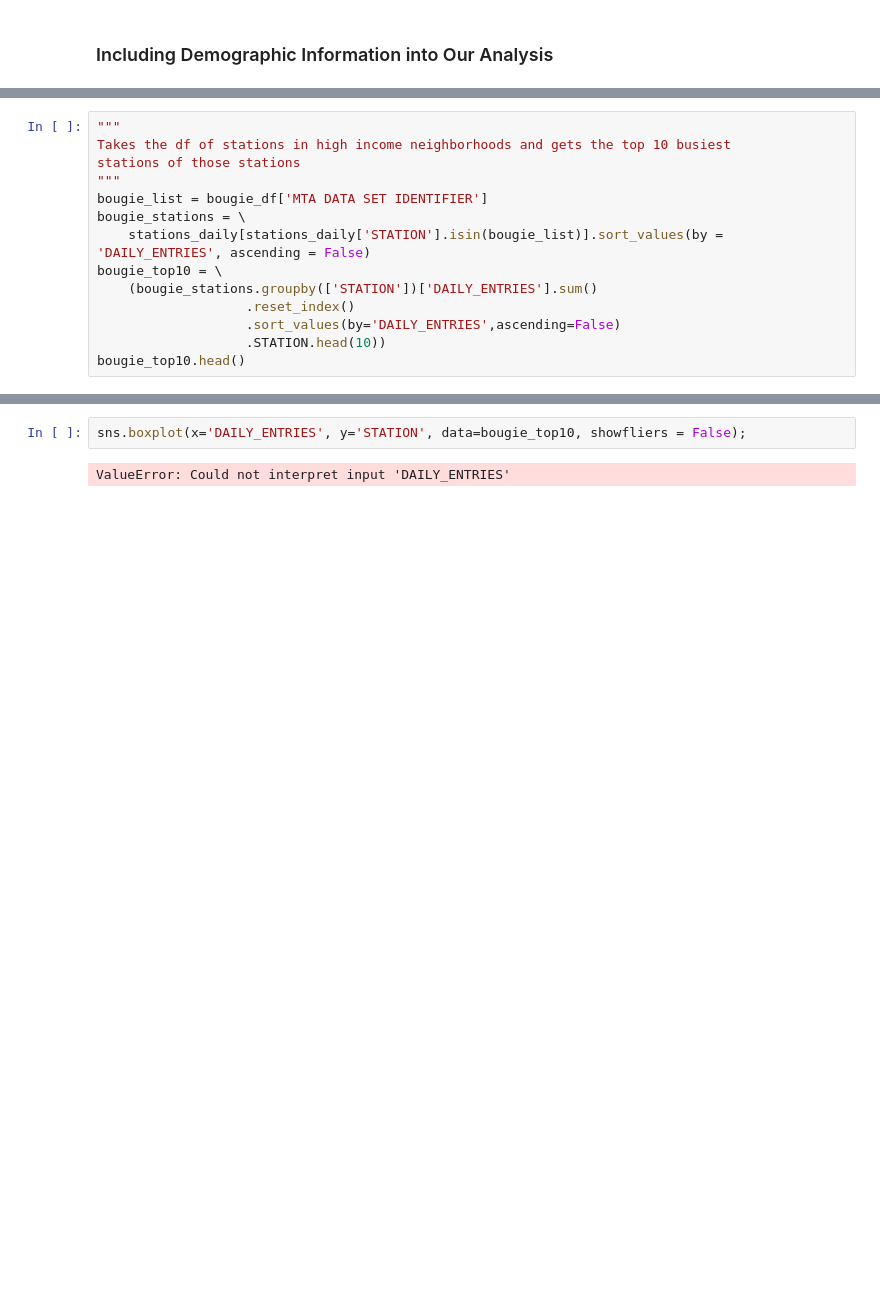
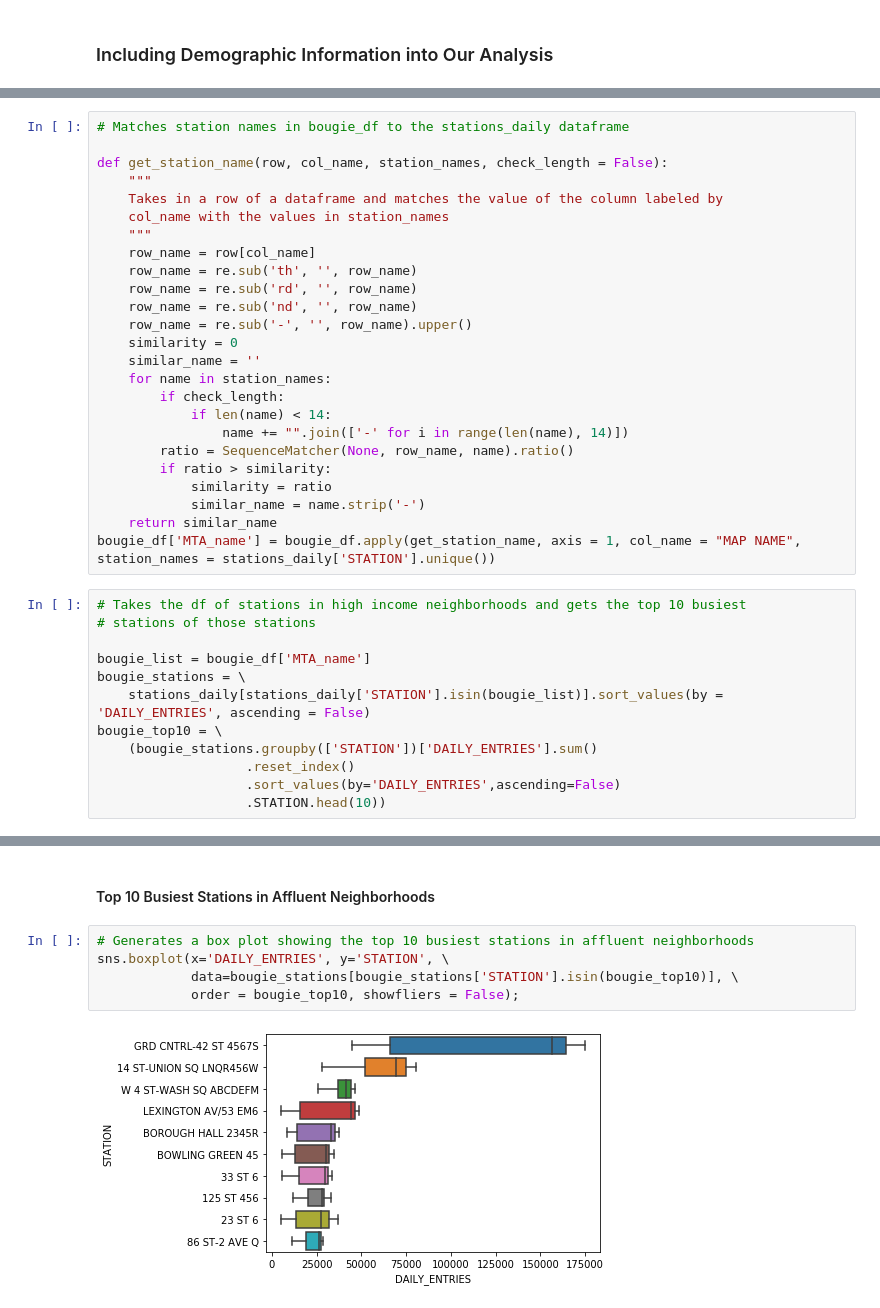
Before and after one commit to njaffe/Volunteer_placement_linear_regression, a Jupyter notebook: Clean_code_project_1_j_edited.ipynb, the cells around one changed output, grey strips where cells are left out. Drawn from its saved outputs; the diff is of its cells as text; blank space fills up the shorter version.

```diff
--- a/Clean_code_project_1_j_edited.ipynb
+++ b/Clean_code_project_1_j_edited.ipynb
@@ -637,11 +603,35 @@ bougie_df.head()
 | 3 | Upper East Side | 77 St | 77 ST |
 | 4 | Upper East Side | 72 St | 72 ST |
+# %%
+# Matches station names in bougie_df to the stations_daily dataframe
+
+def get_station_name(row, col_name, station_names, check_length = False):
+    """
+    Takes in a row of a dataframe and matches the value of the column labeled by
+    col_name with the values in station_names
+    """
+    row_name = row[col_name]
+    row_name = re.sub('th', '', row_name)
+    row_name = re.sub('rd', '', row_name)
+    row_name = re.sub('nd', '', row_name)
+    row_name = re.sub('-', '', row_name).upper()
+    similarity = 0
+    similar_name = ''
+    for name in station_names:
+        if check_length:
+            if len(name) < 14:
+                name += "".join(['-' for i in range(len(name), 14)])
+        ratio = SequenceMatcher(None, row_name, name).ratio()
+        if ratio > similarity:
+            similarity = ratio
+            similar_name = name.strip('-')
+    return similar_name
+bougie_df['MTA_name'] = bougie_df.apply(get_station_name, axis = 1, col_name = "MAP NAME", station_names = stations_daily['STATION'].unique())
 # %%
-"""
-Takes the df of stations in high income neighborhoods and gets the top 10 busiest
-stations of those stations
-"""
-bougie_list = bougie_df['MTA DATA SET IDENTIFIER']
+# Takes the df of stations in high income neighborhoods and gets the top 10 busiest
+# stations of those stations
+
+bougie_list = bougie_df['MTA_name']
 bougie_stations = \
     stations_daily[stations_daily['STATION'].isin(bougie_list)].sort_values(by = 'DAILY_ENTRIES', ascending = False)
 bougie_top10 = \
@@ -649,4 +639,3 @@ bougie_top10 = \
                    .reset_index()
                    .sort_values(by='DAILY_ENTRIES',ascending=False)
                    .STATION.head(10))
-bougie_top10.head()
@@ -669,4 +651,9 @@ bougie_stations.head()
+# %% [markdown]
+#### Top 10 Busiest Stations in Affluent Neighborhoods
 # %%
-sns.boxplot(x='DAILY_ENTRIES', y='STATION', data=bougie_top10, showfliers = False);
+# Generates a box plot showing the top 10 busiest stations in affluent neighborhoods
+sns.boxplot(x='DAILY_ENTRIES', y='STATION', \
+            data=bougie_stations[bougie_stations['STATION'].isin(bougie_top10)], \
+            order = bougie_top10, showfliers = False);
 # %% [output]
-ValueError: Could not interpret input 'DAILY_ENTRIES'
+[figure, added]
```
Also changed, not shown: parts of 50 cells of this notebook.
